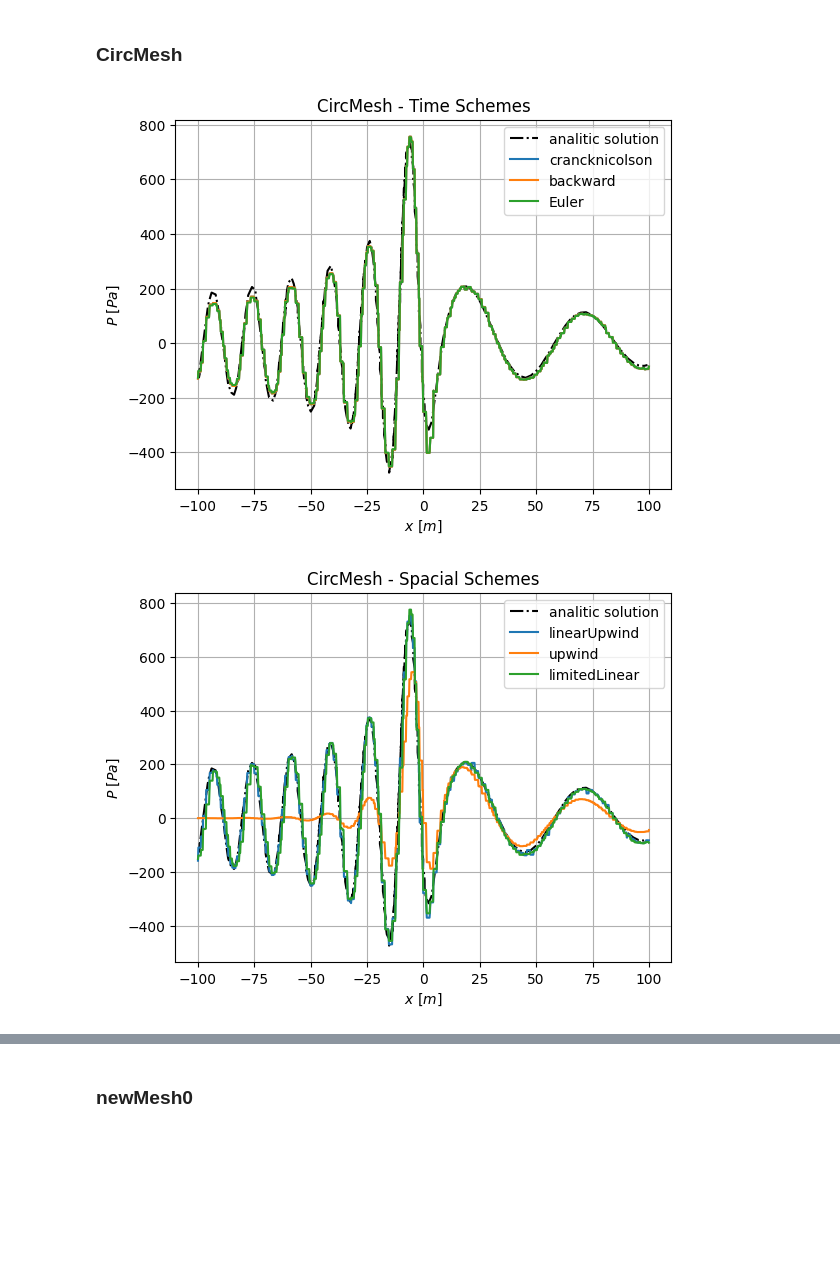
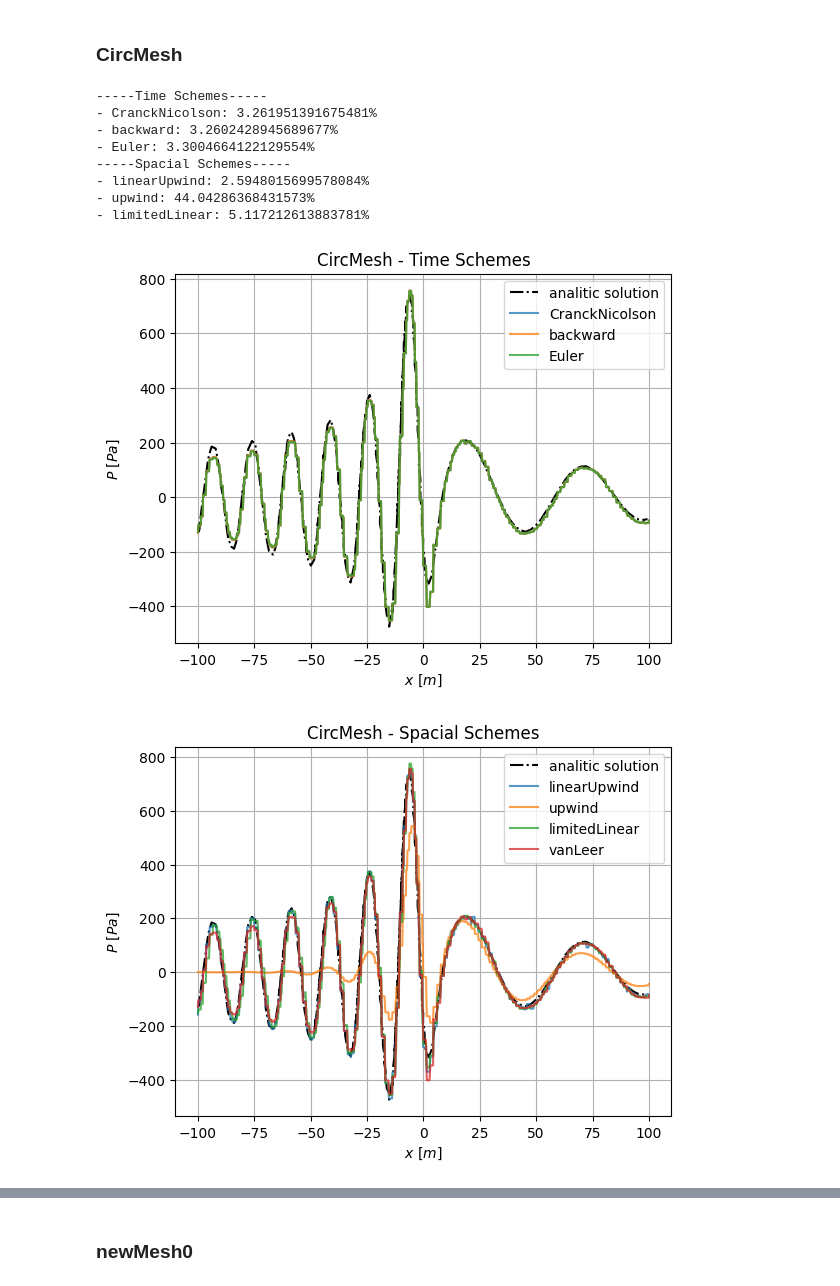
Before and after one commit to Widmark-Kaue/Aeroacoustics-Monopole-Errors, a Jupyter notebook: scripts/schemes.ipynb, the cells around one changed output, grey strips where cells are left out. Cells and saved outputs as stored; diff of their text form; code cells hidden in the pictures; blank space fills up the shorter version.

```diff
--- a/scripts/schemes.ipynb
+++ b/scripts/schemes.ipynb
@@ -5,9 +3,0 @@ from src.utils import *
-# %%
-c0 = 349.5369
-f = 10
-lamb = c0/f
-ppw = lamb/200
-
-probes(number_of_probes=int(200/ppw), lim = (-100,100), name_of_archive='probes_200ppw')
-print(f'lambda = {lamb} [m]')
-print(f'ppw = {200/ppw}')
@@ -23,11 +10,28 @@ ppw = 1144.3713095813346
 # %%
 sol = PATH_DATA.joinpath('monopoleFlow', 'analiticSolution2s.dat')
 psimT = importData(case='circMesh', test='timeTest')
 psimS = importData(case = 'circMesh', test='spacialTest')
 
+xa,pa = loadtxt(sol, unpack=True)
+dic = {'Time Schemes':psimT, 'Spacial Schemes':psimS}
+for type in dic:
+    print(5*'-' + f'{type}' + 5*'-')
+    for scheme in dic[type]:
+        rms =  rmsSpacial((xa,pa), dic[type][scheme])
+        print(f'- {scheme}: {rms*100}%')
+
+psimS.update({'vanLeer': psimT['backward']})
 
 plotSchemes(psimT, analitc=sol, title='CircMesh - Time Schemes', save=True)
 plotSchemes(psimS, analitc=sol, title='CircMesh - Spacial Schemes', save=True)
 # %% [output]
+-----Time Schemes-----
+- CranckNicolson: 3.261951391675481%
+- backward: 3.2602428945689677%
+- Euler: 3.3004664122129554%
+-----Spacial Schemes-----
+- linearUpwind: 2.5948015699578084%
+- upwind: 44.04286368431573%
+- limitedLinear: 5.117212613883781%
-[figure, old version]
+[figure, new version]
-[figure, old version]
+[figure, new version]
```
Also changed, not shown: parts of 10 cells of this notebook.
